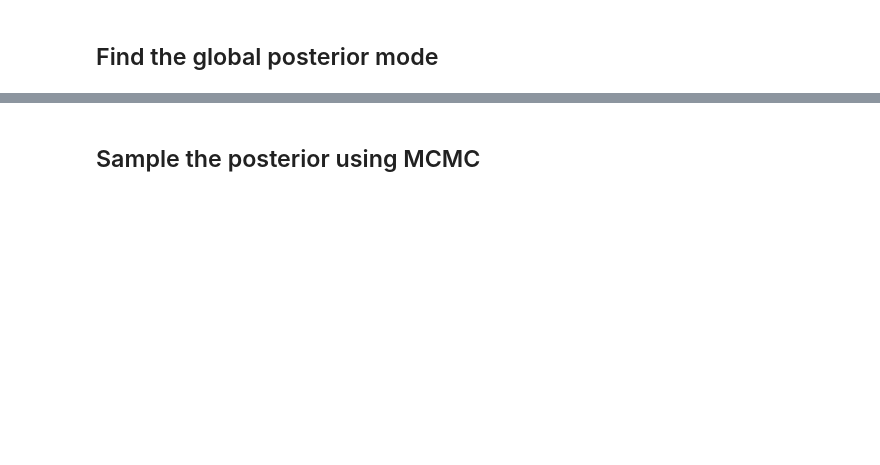
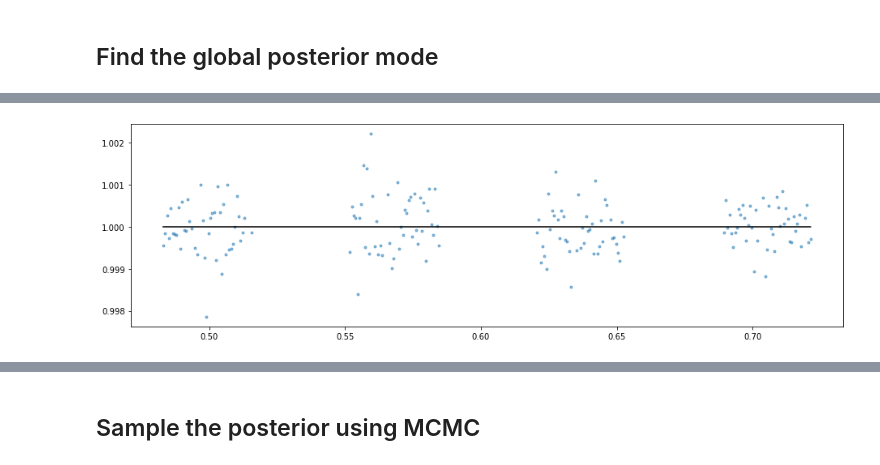
Before and after one commit to hpparvi/cheops_kelt_1, a Jupyter notebook: visit_4.ipynb, the cells around one changed output, grey strips where cells are left out. Cells and saved outputs as stored; diff of their text form; code cells hidden in the pictures; blank space fills up the shorter version.

```diff
--- a/visit_4.ipynb
+++ b/visit_4.ipynb
@@ -45,3 +43,7 @@ lpf.optimize_global(1500, npop=100)
+# %%
+lpf.plot_folded_eclipse_model();
+# %% [output]
+[figure, added]
 # %%
 lpf.plot_folded_eclipse_model();
 # %% [output]
```
Also changed, not shown: parts of 11 cells of this notebook, 10 other files.
